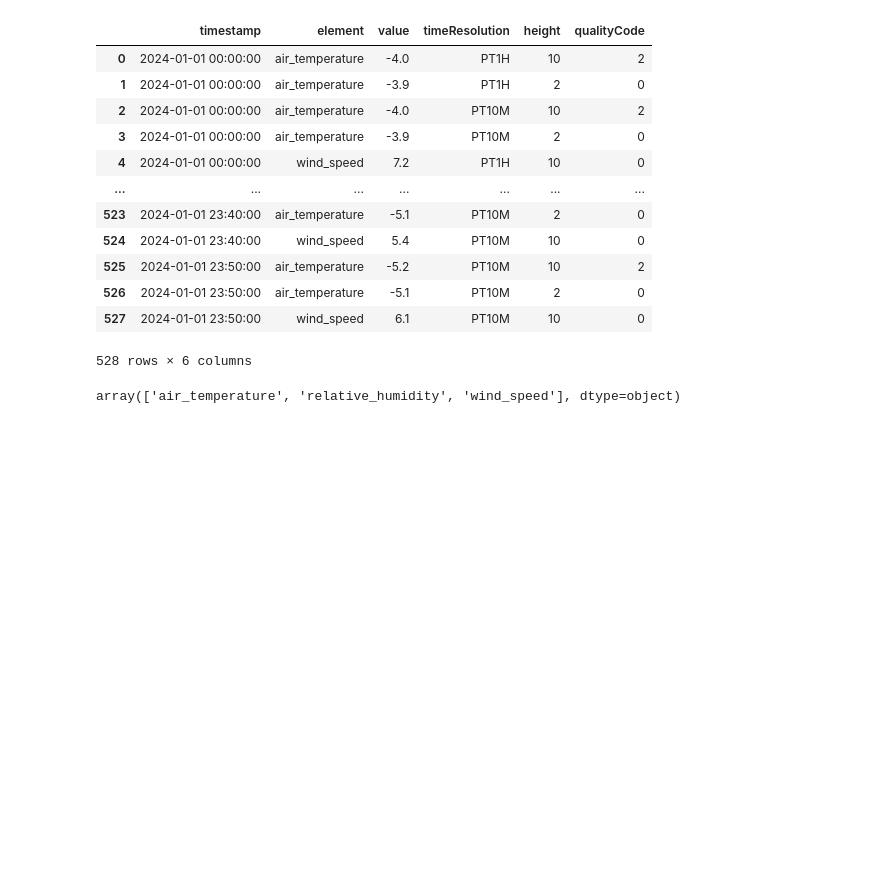
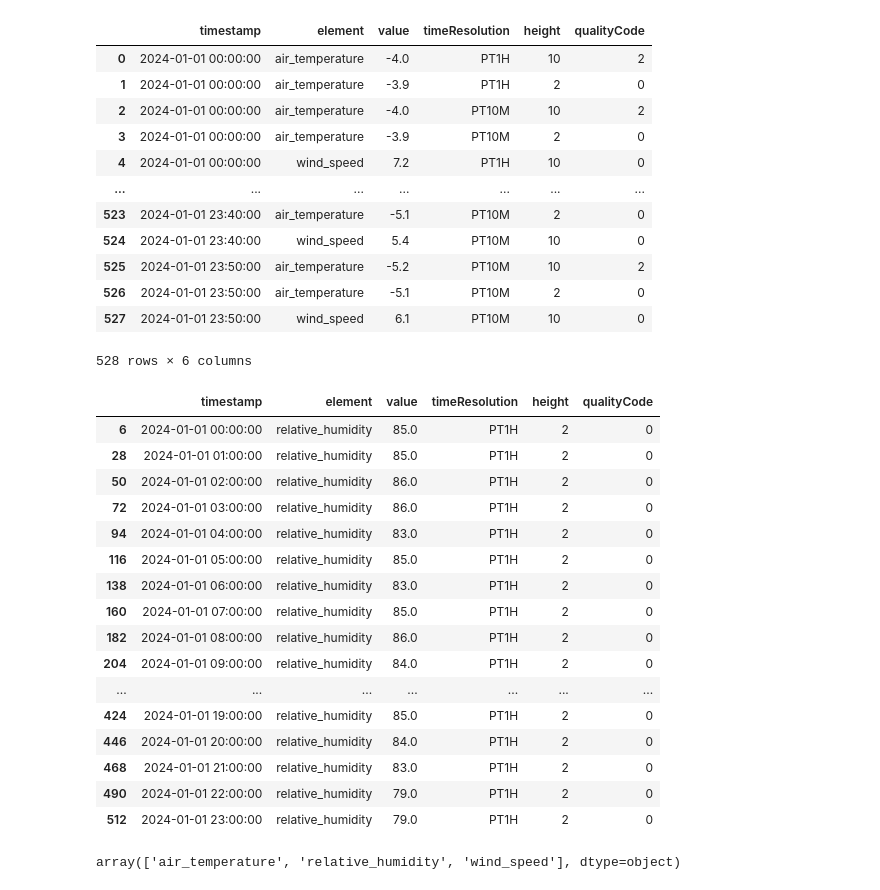
Before and after one commit to NTNUSmartWater/DigiH2O-Platform, a Jupyter notebook: process.ipynb, the cells around one changed output. Drawn from its saved outputs; the diff is of its cells as text; code cells hidden in the pictures; blank space fills up the shorter version.

```diff
--- a/process.ipynb
+++ b/process.ipynb
@@ -81,6 +81,26 @@ df
 | 526 | 2024-01-01 23:50:00 | air_temperature | -5.1 | PT10M | 2 | 0 |
 | 527 | 2024-01-01 23:50:00 | wind_speed | 6.1 | PT10M | 10 | 0 |
 528 rows × 6 columns
+# %%
+df[df['element'] == 'relative_humidity']
+# %% [output]
+|  | timestamp | element | value | timeResolution | height | qualityCode |
+| 6 | 2024-01-01 00:00:00 | relative_humidity | 85.0 | PT1H | 2 | 0 |
+| 28 | 2024-01-01 01:00:00 | relative_humidity | 85.0 | PT1H | 2 | 0 |
+| 50 | 2024-01-01 02:00:00 | relative_humidity | 86.0 | PT1H | 2 | 0 |
+| 72 | 2024-01-01 03:00:00 | relative_humidity | 86.0 | PT1H | 2 | 0 |
+| 94 | 2024-01-01 04:00:00 | relative_humidity | 83.0 | PT1H | 2 | 0 |
+| 116 | 2024-01-01 05:00:00 | relative_humidity | 85.0 | PT1H | 2 | 0 |
+| 138 | 2024-01-01 06:00:00 | relative_humidity | 83.0 | PT1H | 2 | 0 |
+| 160 | 2024-01-01 07:00:00 | relative_humidity | 85.0 | PT1H | 2 | 0 |
+| 182 | 2024-01-01 08:00:00 | relative_humidity | 86.0 | PT1H | 2 | 0 |
+| 204 | 2024-01-01 09:00:00 | relative_humidity | 84.0 | PT1H | 2 | 0 |
+| ... | ... | ... | ... | ... | ... | ... |
+| 424 | 2024-01-01 19:00:00 | relative_humidity | 85.0 | PT1H | 2 | 0 |
+| 446 | 2024-01-01 20:00:00 | relative_humidity | 84.0 | PT1H | 2 | 0 |
+| 468 | 2024-01-01 21:00:00 | relative_humidity | 83.0 | PT1H | 2 | 0 |
+| 490 | 2024-01-01 22:00:00 | relative_humidity | 79.0 | PT1H | 2 | 0 |
+| 512 | 2024-01-01 23:00:00 | relative_humidity | 79.0 | PT1H | 2 | 0 |
 # %%
 np.unique(df['element'])
 # %% [output]
```
